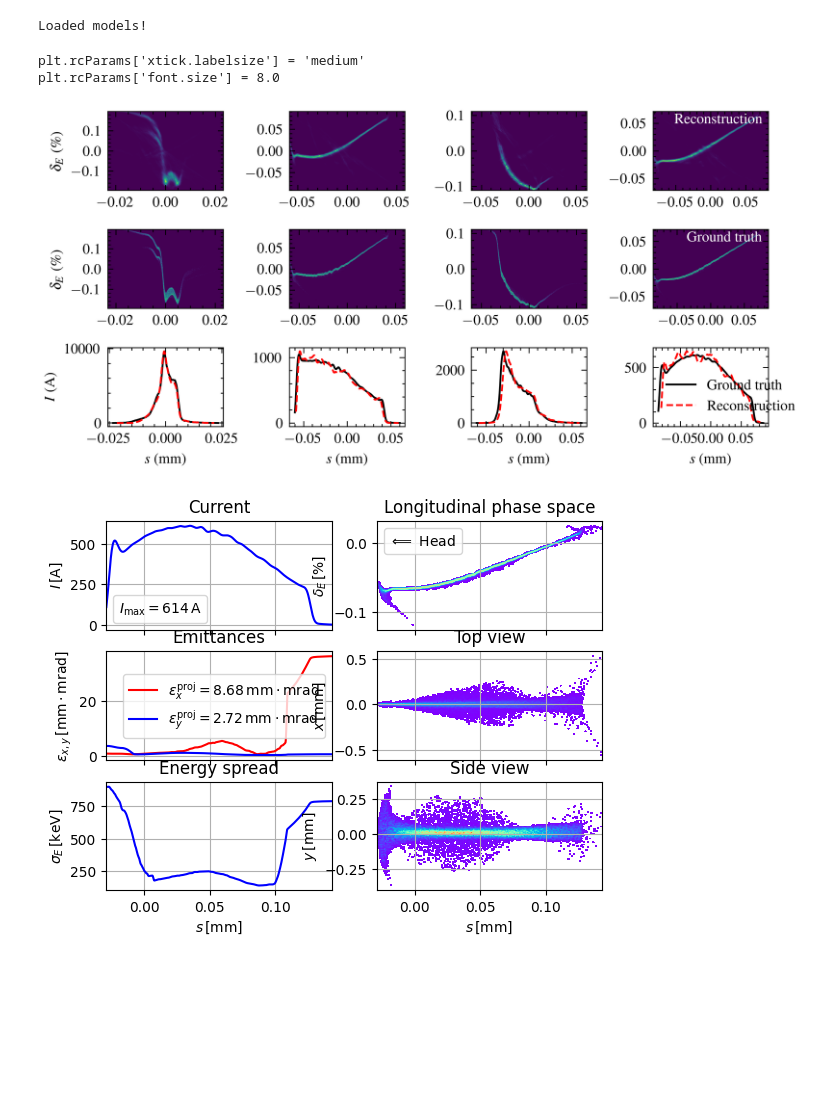
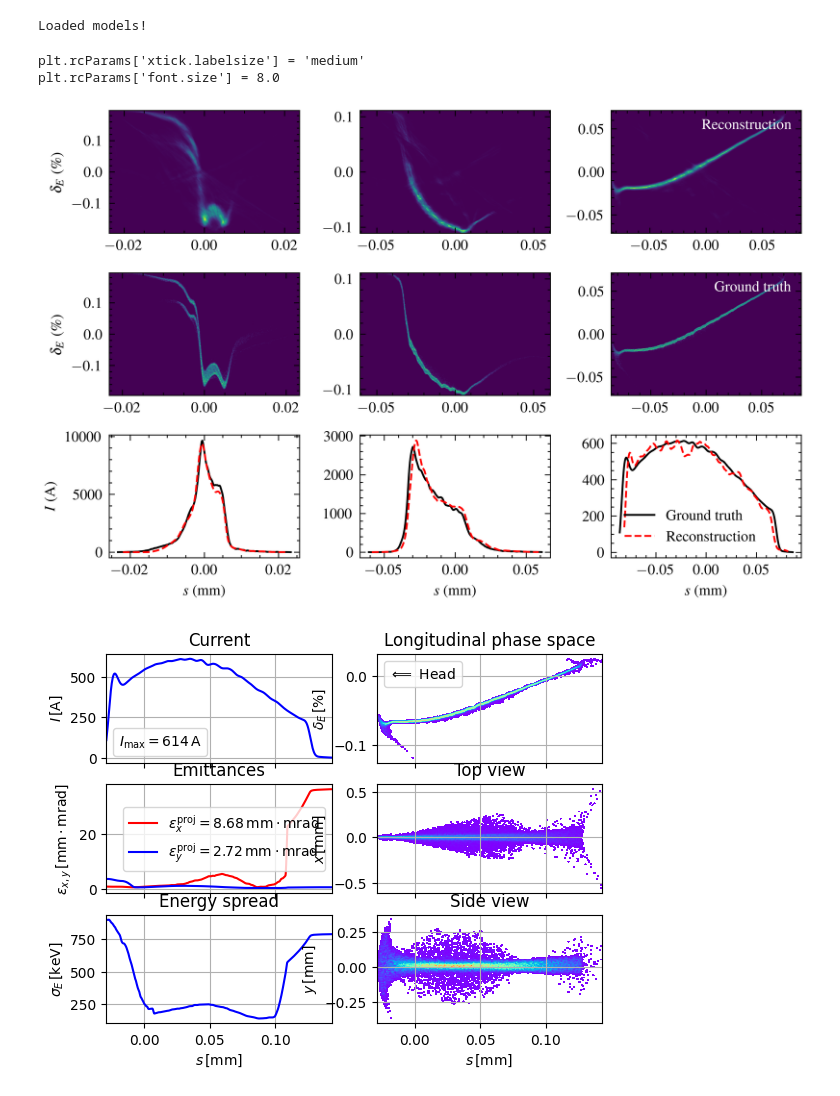
Before and after one commit to jank324/spectral-vd-euxfel, a Jupyter notebook: figures_dissertation.ipynb, the cells around one changed output. Cells and saved outputs as stored; diff of their text form; code cells hidden in the pictures; blank space fills up the shorter version.

Commit message:
Limit plot to fewer example to fit reduced textwidth

```diff
--- a/figures_dissertation.ipynb
+++ b/figures_dissertation.ipynb
@@ -73,16 +73,17 @@ cmap = "viridis"
 cmap_cutoff = 0
 samples = random.choices(range(len(lps_dataset_test)), k=num_examples)
 
-# Swap columns
-tmp = samples[0]
-samples[0] = samples[3]
-samples[3] = tmp
+# Swap and filter plot columns around
+samples[0], samples[3] = samples[3], samples[0]
+samples[1], samples[3] = samples[3], samples[1]
+samples = samples[:3]
+samples[1], samples[2] = samples[2], samples[1]
 
 print(f"{plt.rcParams['xtick.labelsize'] = }")
 print(f"{plt.rcParams['font.size'] = }")
 # print(f"{plt.rcParams = }")
 
-plt.figure(figsize=(426.9 / 72.72, 426.9 / 72.72 * 0.5))
+plt.figure(figsize=(426.9 / 72.72, 426.9 / 72.72 * 0.66))
 
 for i, sample in enumerate(samples):
     (_, _), (current_profile, bunch_length) = current_dataset_test[sample]
@@ -137,7 +138,7 @@ for i, sample in enumerate(samples):
     #     show_plots=False,
     # )
 
-    plt.subplot(3, num_examples, i + 1)
+    plt.subplot(3, len(samples), i + 1)
     predicted_lps_image[predicted_lps_image < cmap_cutoff] = np.nan
     plt.imshow(
         np.flipud(predicted_lps_image[0].transpose()),
@@ -153,7 +154,7 @@ for i, sample in enumerate(samples):
     )
     if i == 0:
         plt.ylabel(r"$\delta_E$ (\%)")
-    if i == num_examples - 1:
+    if i == len(samples) - 1:
         plt.text(
             0.95,
             0.85,
@@ -163,7 +164,7 @@ for i, sample in enumerate(samples):
             transform=plt.gca().transAxes,
         )
 
-    plt.subplot(3, num_examples, num_examples + i + 1)
+    plt.subplot(3, len(samples), len(samples) + i + 1)
     real_lps_image = lps_dataset_test.lps_images[sample].copy()
     real_lps_image[real_lps_image < cmap_cutoff] = np.nan
     plt.imshow(
@@ -180,38 +181,38 @@ for i, sample in enumerate(samples):
     )
     if i == 0:
         plt.ylabel(r"$\delta_E$ (\%)")
-    if i == num_examples - 1:
+    if i == len(samples) - 1:
         plt.text(
             0.95,
             0.85,
             "Ground truth",
             color="white",
             horizontalalignment="right",
             transform=plt.gca().transAxes,
         )
 
-    plt.subplot(3, num_examples, 2 * num_examples + i + 1)
+    plt.subplot(3, len(samples), 2 * len(samples) + i + 1)
     plt.plot(
         real_ss * 1e3,
         current_dataset_test.current_profiles[sample],
         label="Ground truth",
     )
     plt.plot(predicted_ss * 1e3, predicted_current_profile[0], label="Reconstruction")
     # plt.plot(recon_time, recon_current)
     plt.xlabel(r"$s$ (mm)")
     if i == 0:
         plt.ylabel(r"$I$ (A)")
-    if i == num_examples - 1:
+    if i == len(samples) - 1:
         plt.legend()
 
 plt.tight_layout()
 # plt.subplots_adjust(wspace=0.4, hspace=0.3)
 plt.savefig("figures/dissertation_prediction_examples.pdf")
 plt.show()
 # %% [output]
 plt.rcParams['xtick.labelsize'] = 'medium'
 plt.rcParams['font.size'] = 8.0
-[figure, old version]
+[figure, new version]
 # %%
 from pathlib import Path
 
```
